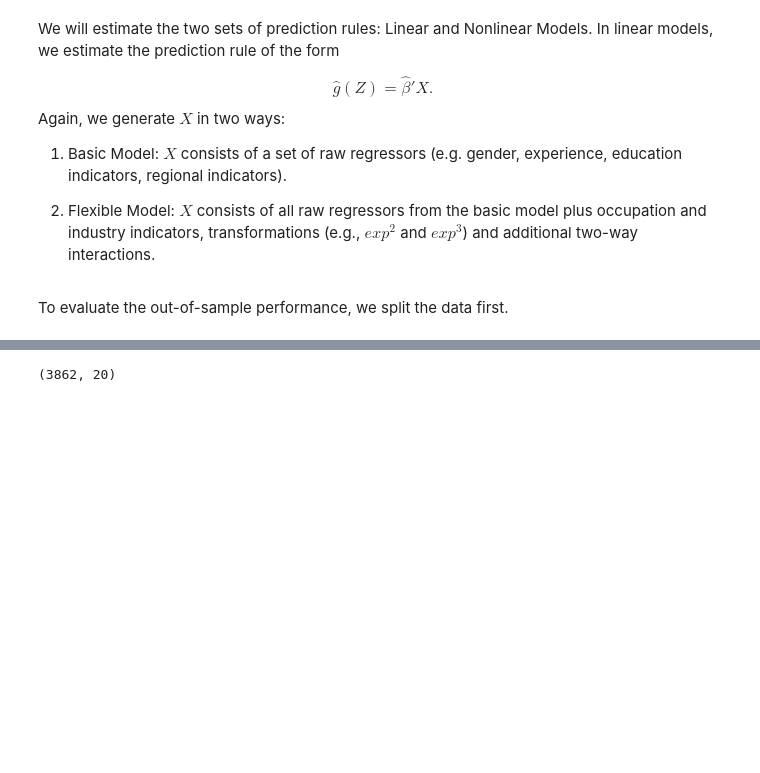
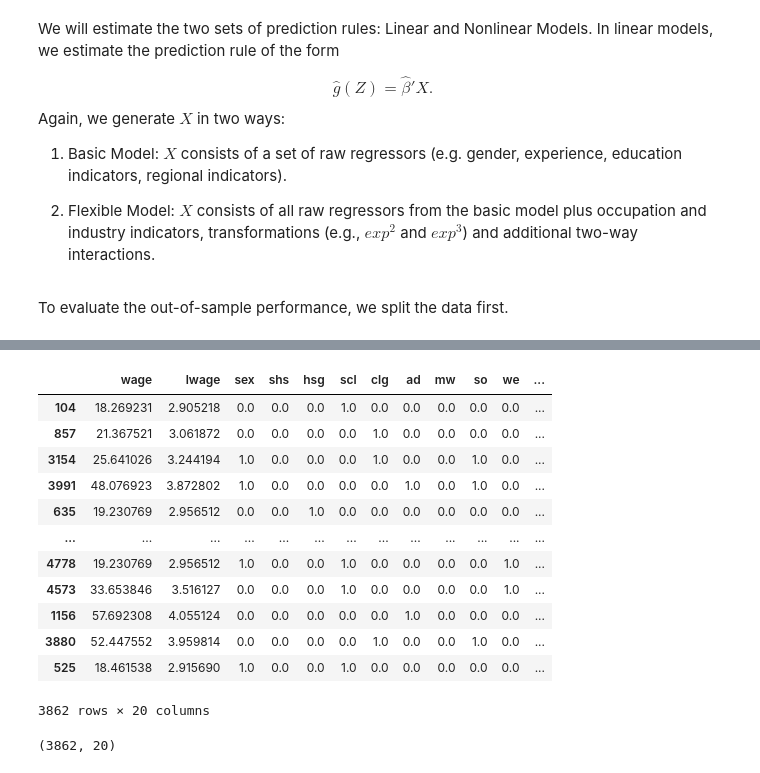
Before and after one commit to alexanderquispe/14.38_Causal_ML, a Jupyter notebook: Jupyter_Notebooks/pm3-notebook-newdata.ipynb, the cells around one changed output, grey strips where cells are left out. Cells and saved outputs as stored; diff of their text form; code cells hidden in the pictures; blank space fills up the shorter version.

```diff
--- a/Jupyter_Notebooks/pm3-notebook-newdata.ipynb
+++ b/Jupyter_Notebooks/pm3-notebook-newdata.ipynb
@@ -91,6 +93,22 @@ training_bool = data.index.isin( training )
 
 data_train = data.iloc[training,:]
 data_test = data[~training_bool]
+# %%
+data_train
+# %% [output]
+|  | wage | lwage | sex | shs | hsg | scl | clg | ad | mw | so | we | ... |
+| 104 | 18.269231 | 2.905218 | 0.0 | 0.0 | 0.0 | 1.0 | 0.0 | 0.0 | 0.0 | 0.0 | 0.0 | ... |
+| 857 | 21.367521 | 3.061872 | 0.0 | 0.0 | 0.0 | 0.0 | 1.0 | 0.0 | 0.0 | 0.0 | 0.0 | ... |
+| 3154 | 25.641026 | 3.244194 | 1.0 | 0.0 | 0.0 | 0.0 | 1.0 | 0.0 | 0.0 | 1.0 | 0.0 | ... |
+| 3991 | 48.076923 | 3.872802 | 1.0 | 0.0 | 0.0 | 0.0 | 0.0 | 1.0 | 0.0 | 1.0 | 0.0 | ... |
+| 635 | 19.230769 | 2.956512 | 0.0 | 0.0 | 1.0 | 0.0 | 0.0 | 0.0 | 0.0 | 0.0 | 0.0 | ... |
+| ... | ... | ... | ... | ... | ... | ... | ... | ... | ... | ... | ... | ... |
+| 4778 | 19.230769 | 2.956512 | 1.0 | 0.0 | 0.0 | 1.0 | 0.0 | 0.0 | 0.0 | 0.0 | 1.0 | ... |
+| 4573 | 33.653846 | 3.516127 | 0.0 | 0.0 | 0.0 | 1.0 | 0.0 | 0.0 | 0.0 | 0.0 | 1.0 | ... |
+| 1156 | 57.692308 | 4.055124 | 0.0 | 0.0 | 0.0 | 0.0 | 0.0 | 1.0 | 0.0 | 0.0 | 0.0 | ... |
+| 3880 | 52.447552 | 3.959814 | 0.0 | 0.0 | 0.0 | 0.0 | 1.0 | 0.0 | 0.0 | 1.0 | 0.0 | ... |
+| 525 | 18.461538 | 2.915690 | 1.0 | 0.0 | 0.0 | 1.0 | 0.0 | 0.0 | 0.0 | 0.0 | 0.0 | ... |
+3862 rows × 20 columns
 # %%
 data_train.shape
 # %% [output]
```
Also changed, not shown: parts of 2 cells of this notebook, 9 other files.
